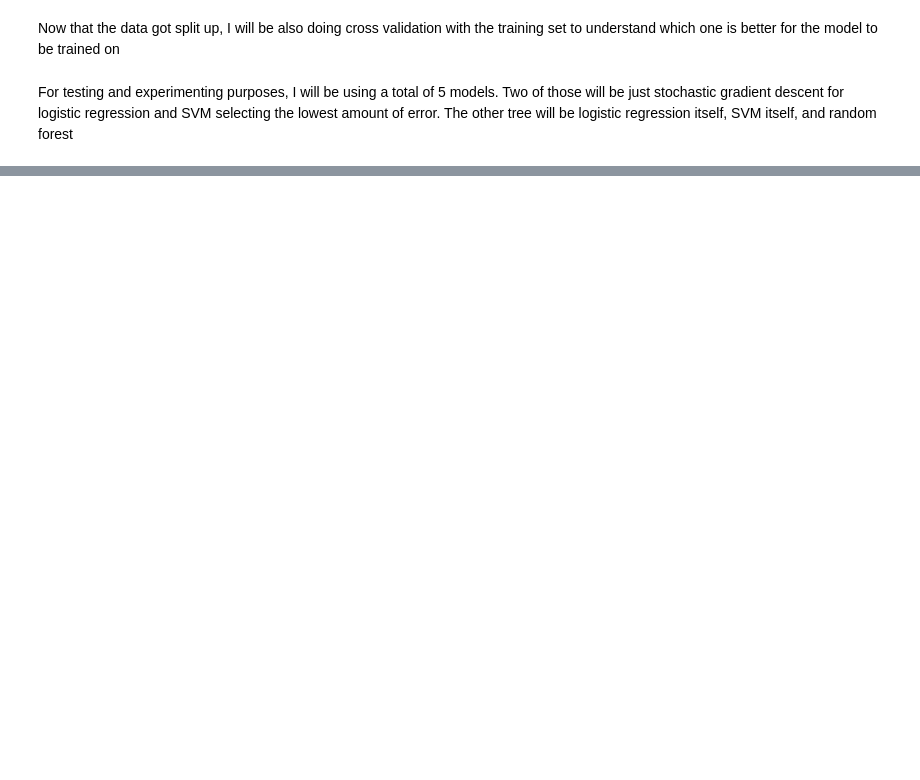
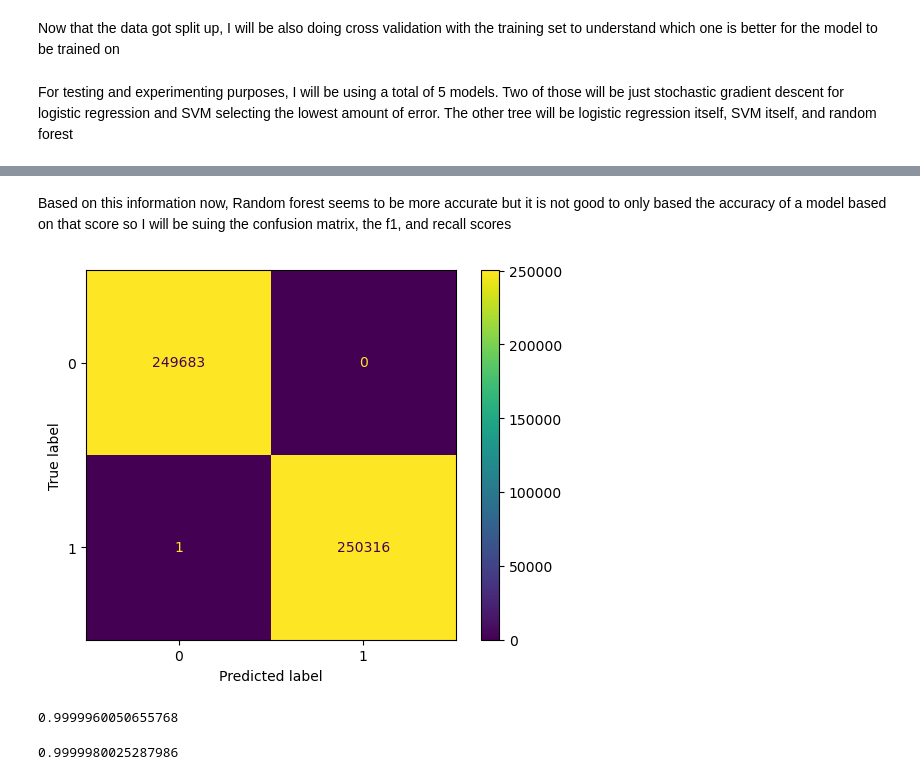
Before and after one commit to dagonzalezcolme/url_phising_detector, a Jupyter notebook: Project2.ipynb, the cells around one changed output, grey strips where cells are left out. Cells and saved outputs as stored; diff of their text form; code cells hidden in the pictures; blank space fills up the shorter version.

```diff
--- a/Project2.ipynb
+++ b/Project2.ipynb
@@ -345,0 +373,6 @@ KeyboardInterrupt:
+# %%
+X = df.drop(['label_phishing'], axis=1)
+y = df['label_phishing']
+# %%
+# train test split
+X_train, X_test, y_train, y_test = train_test_split(X, y, test_size=0.20, random_state=42)
@@ -345,0 +405,17 @@ KeyboardInterrupt:
+# %% [markdown]
+Based on this information now, Random forest seems to be more accurate but it is not good to only based the accuracy of a model based on that score so I will be suing the confusion matrix, the f1, and recall scores
+# %%
+ConfusionMatrixDisplay.from_predictions(y_test, y_pred)
+plt.show()
+# %% [output]
+[figure, added]
+# %%
+recall = recall_score(y_test, y_pred)
+recall
+# %% [output]
+0.9999960050655768
+# %%
+f1 = f1_score(y_test, y_pred)
+f1
+# %% [output]
+0.9999980025287986
```
Also changed, not shown: parts of 23 cells of this notebook, 1 other file.
